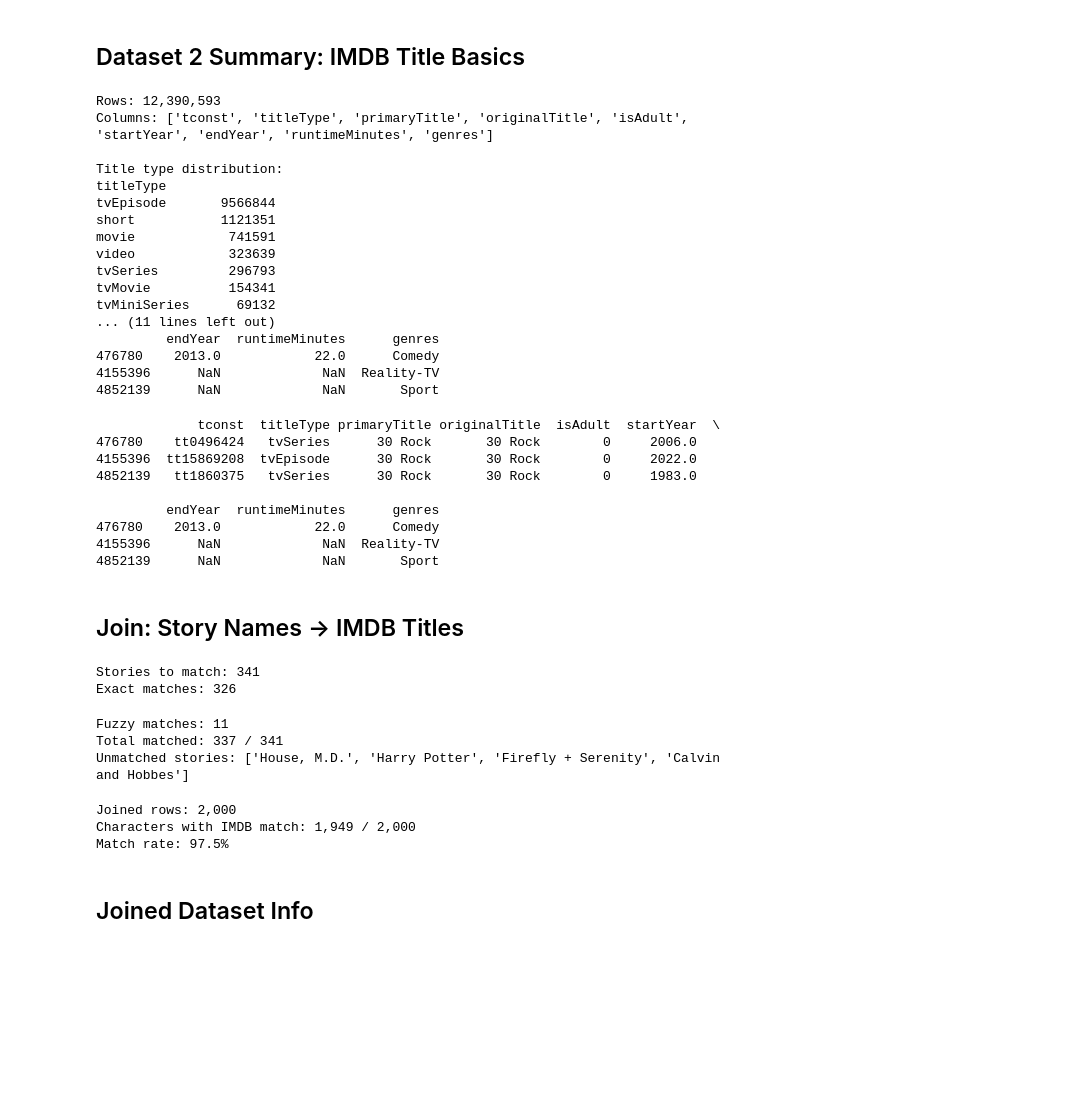
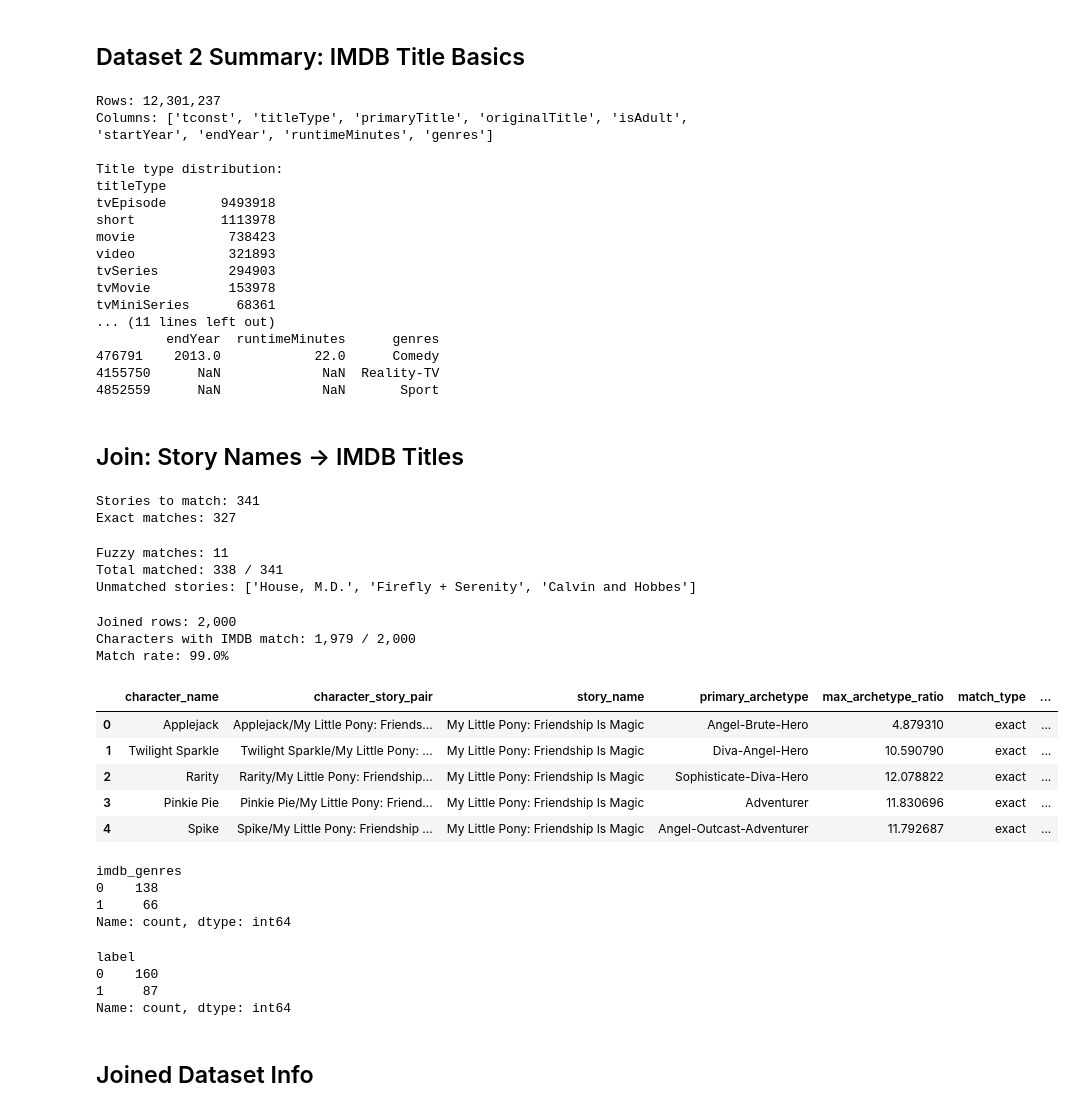
Before and after one commit to lcohenwanis/pocs2-spring2026-genre-from-archetypes, a Jupyter notebook: notebooks/join_datasets.ipynb, the cells around one changed output. Drawn from its saved outputs; the diff is of its cells as text; code cells hidden in the pictures; blank space fills up the shorter version.

```diff
--- a/notebooks/join_datasets.ipynb
+++ b/notebooks/join_datasets.ipynb
@@ -12,7 +12,7 @@ import pandas as pd
 import numpy as np
 from difflib import get_close_matches
 
-mat = scipy.io.loadmat('archetypometricsdata2000.mat', simplify_cells=True)
+mat = scipy.io.loadmat('../datasets/archetypometricsdata2000.mat', simplify_cells=True)
 print("Top-level keys:", [k for k in mat.keys() if not k.startswith('__')])
 # %% [output]
 Top-level keys: ['data_archetype_space', 'data_characters', 'data_characters_latex', 'data_raw', 'data_stories', 'data_traits', 'data_traits_latex', 'framework_archetypes']
@@ -36,8 +36,8 @@ archetype_space = mat['data_archetype_space']
 print(archetype_space.keys())
 primary_archetypes = list(archetype_space['character_archetypes_ordered'])
 
-# --- Extract archetype ratio scores (max confidence across all 232 archetypes) ---
-archetype_ratios = archetype_space['archetype_ratios']  # (2000, 232)
+# --- Extract archetype ratio scores — (2000,) one max-ratio value per character ---
+archetype_ratios = archetype_space['archetype_ratios']  # (2000,)
 
 # --- Build character DataFrame ---
 df_chars = pd.DataFrame({
@@ -45,7 +45,7 @@ df_chars = pd.DataFrame({
     'character_story_pair': char_story_pairs,
     'story_name': story_names_per_char,
     'primary_archetype': primary_archetypes,
-    'max_archetype_ratio': archetype_ratios.max(axis=1),
+    'max_archetype_ratio': archetype_ratios,
 })
 
 print(f"Characters: {len(df_chars):,}")
@@ -110,7 +110,7 @@ Sample stories: ['(500) Days of Summer', '10 Things I Hate About You', '30 Rock'
 ## Dataset 2 Summary: IMDB Title Basics
 # %%
 df_imdb = pd.read_csv(
-    'title.basics.tsv',
+    '../datasets/IMDBdata - download 2_19_26/title.basics.tsv',
     sep='\t',
     na_values='\\N',
     low_memory=False
@@ -132,37 +132,23 @@ rock = df_imdb[df_imdb['primaryTitle'] == '30 Rock']
 
 print(rock)
 # %% [output]
-Rows: 12,390,593
+Rows: 12,301,237
 Columns: ['tconst', 'titleType', 'primaryTitle', 'originalTitle', 'isAdult', 'startYear', 'endYear', 'runtimeMinutes', 'genres']
 
 Title type distribution:
 titleType
-tvEpisode       9566844
-short           1121351
-movie            741591
-video            323639
-tvSeries         296793
-tvMovie          154341
-tvMiniSeries      69132
+tvEpisode       9493918
+short           1113978
+movie            738423
+video            321893
+tvSeries         294903
+tvMovie          153978
+tvMiniSeries      68361
 ... (11 lines left out)
          endYear  runtimeMinutes      genres
-476780    2013.0            22.0      Comedy
-4155396      NaN             NaN  Reality-TV
-4852139      NaN             NaN       Sport
+476791    2013.0            22.0      Comedy
+4155750      NaN             NaN  Reality-TV
+4852559      NaN             NaN       Sport
-# %%
-rock = df_imdb[df_imdb['primaryTitle'] == '30 Rock']
-
-print(rock)
-# %% [output]
-             tconst  titleType primaryTitle originalTitle  isAdult  startYear  \
-476780    tt0496424   tvSeries      30 Rock       30 Rock        0     2006.0
-4155396  tt15869208  tvEpisode      30 Rock       30 Rock        0     2022.0
-4852139   tt1860375   tvSeries      30 Rock       30 Rock        0     1983.0
-
-         endYear  runtimeMinutes      genres
-476780    2013.0            22.0      Comedy
-4155396      NaN             NaN  Reality-TV
-4852139      NaN             NaN       Sport
 # %% [markdown]
 ## Join: Story Names → IMDB Titles
 # %%
@@ -190,7 +176,7 @@ print(f"Stories to match: {len(unique_stories)}")
 print(f"Exact matches: {len(exact_map)}")
 # %% [output]
 Stories to match: 341
-Exact matches: 326
+Exact matches: 327
 # %%
 # --- Pass 2: Fuzzy match for unmatched stories ---
 unmatched = [s for s in unique_stories if s not in exact_map]
@@ -209,8 +195,8 @@ print(f"Total matched: {len(exact_map) + len(fuzzy_map)} / {len(unique_stories)}
 print(f"Unmatched stories: {[s for s in unique_stories if s not in exact_map and s not in fuzzy_map]}")
 # %% [output]
 Fuzzy matches: 11
-Total matched: 337 / 341
-Unmatched stories: ['House, M.D.', 'Harry Potter', 'Firefly + Serenity', 'Calvin and Hobbes']
+Total matched: 338 / 341
+Unmatched stories: ['House, M.D.', 'Firefly + Serenity', 'Calvin and Hobbes']
 # %%
 # --- Build story → IMDB mapping table ---
 all_matches = {**exact_map, **fuzzy_map}
@@ -236,5 +222,14 @@ print(f"Characters with IMDB match: {df_joined['imdb_tconst'].notna().sum():,} /
 print(f"Match rate: {df_joined['imdb_tconst'].notna().mean():.1%}")
 # %% [output]
 Joined rows: 2,000
-Characters with IMDB match: 1,949 / 2,000
-Match rate: 97.5%
+Characters with IMDB match: 1,979 / 2,000
+Match rate: 99.0%
+# %%
+df_joined.head()
+# %% [output]
+|  | character_name | character_story_pair | story_name | primary_archetype | max_archetype_ratio | match_type | ... |
+| 0 | Applejack | Applejack/My Little Pony: Friends... | My Little Pony: Friendship Is Magic | Angel-Brute-Hero | 4.879310 | exact | ... |
+| 1 | Twilight Sparkle | Twilight Sparkle/My Little Pony: ... | My Little Pony: Friendship Is Magic | Diva-Angel-Hero | 10.590790 | exact | ... |
+| 2 | Rarity | Rarity/My Little Pony: Friendship... | My Little Pony: Friendship Is Magic | Sophisticate-Diva-Hero | 12.078822 | exact | ... |
+| 3 | Pinkie Pie | Pinkie Pie/My Little Pony: Friend... | My Little Pony: Friendship Is Magic | Adventurer | 11.830696 | exact | ... |
+| 4 | Spike | Spike/My Little Pony: Friendship ... | My Little Pony: Friendship Is Magic | Angel-Outcast-Adventurer | 11.792687 | exact | ... |
@@ -240,0 +243,7 @@ Match rate: 97.5%
+# %%
+labels.value_counts()
+# %% [output]
+imdb_genres
+0    138
+1     66
+Name: count, dtype: int64
@@ -241,3 +260,10 @@ Match rate: 97.5%
+# %%
+labels.value_counts()
+# %% [output]
+label
+0    160
+1     87
+Name: count, dtype: int64
 # %% [markdown]
 ## Joined Dataset Info
 # %%
```
Also changed, not shown: parts of 8 cells of this notebook.
